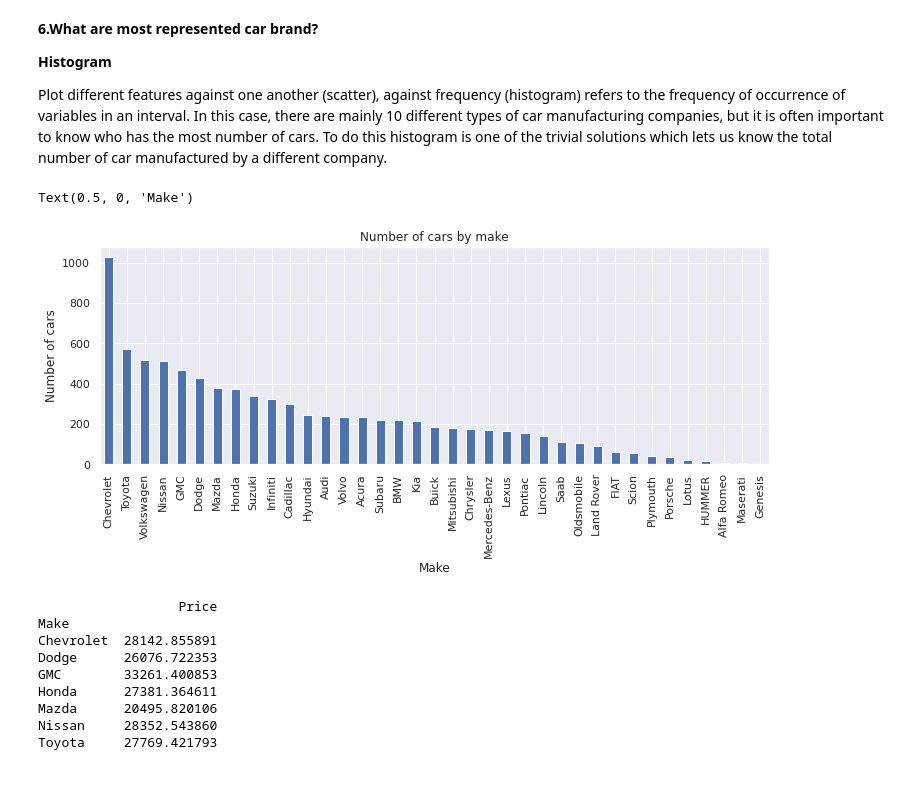
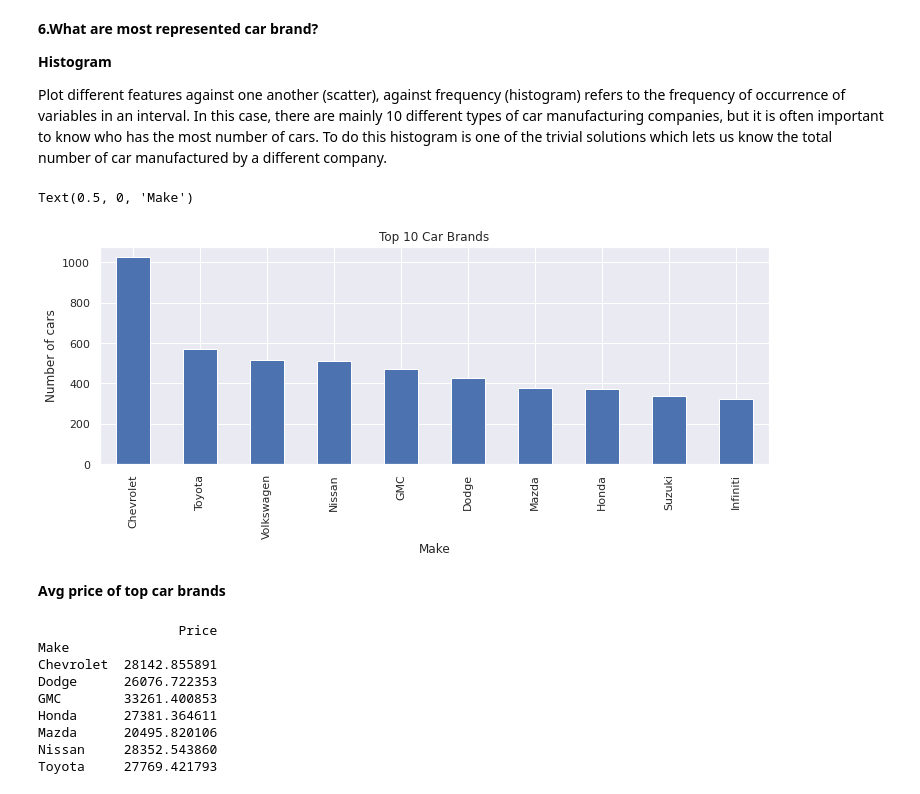
Before and after one commit to Madhavi-Sawarkar/MLProject1, a Jupyter notebook: MLPROJECT.ipynb, the cells around one changed output. Cells and saved outputs as stored; diff of their text form; code cells hidden in the pictures.

```diff
--- a/MLPROJECT.ipynb
+++ b/MLPROJECT.ipynb
@@ -332,21 +357,23 @@ refers to the frequency of occurrence of variables in an interval. In this case,
 # %%
 #percentage of car per brand
 #counts = data['Make'].value_counts()*100/sum(data['Make'].value_counts())
 #Top 10 Car Brands
 #popular_labels = counts.index[:10]
 #Plot
 #plt.figure(figsize=(10,5))
 #plt.barh(popular_labels, width=counts[:10])
 #plt.title('Top 10 Car Brands')
 #plt.show()
 # Plotting a Histogram
-data.Make.value_counts().nlargest(40).plot(kind='bar', figsize=(12,4))
-plt.title("Number of cars by make")
+data.Make.value_counts().nlargest(10).plot(kind='bar', figsize=(12,4))
+plt.title("Top 10 Car Brands")
 plt.ylabel('Number of cars')
 plt.xlabel('Make')
 # %% [output]
 Text(0.5, 0, 'Make')
-[figure, old version]
+[figure, new version]
+# %% [markdown]
+**Avg price of top car brands**
 # %%
 prices = data[['Make','Price']].loc[(data['Make']=="Chevrolet")|
                                     (data['Make']=="Ford")|
```
Also changed, not shown: parts of 33 cells of this notebook.
